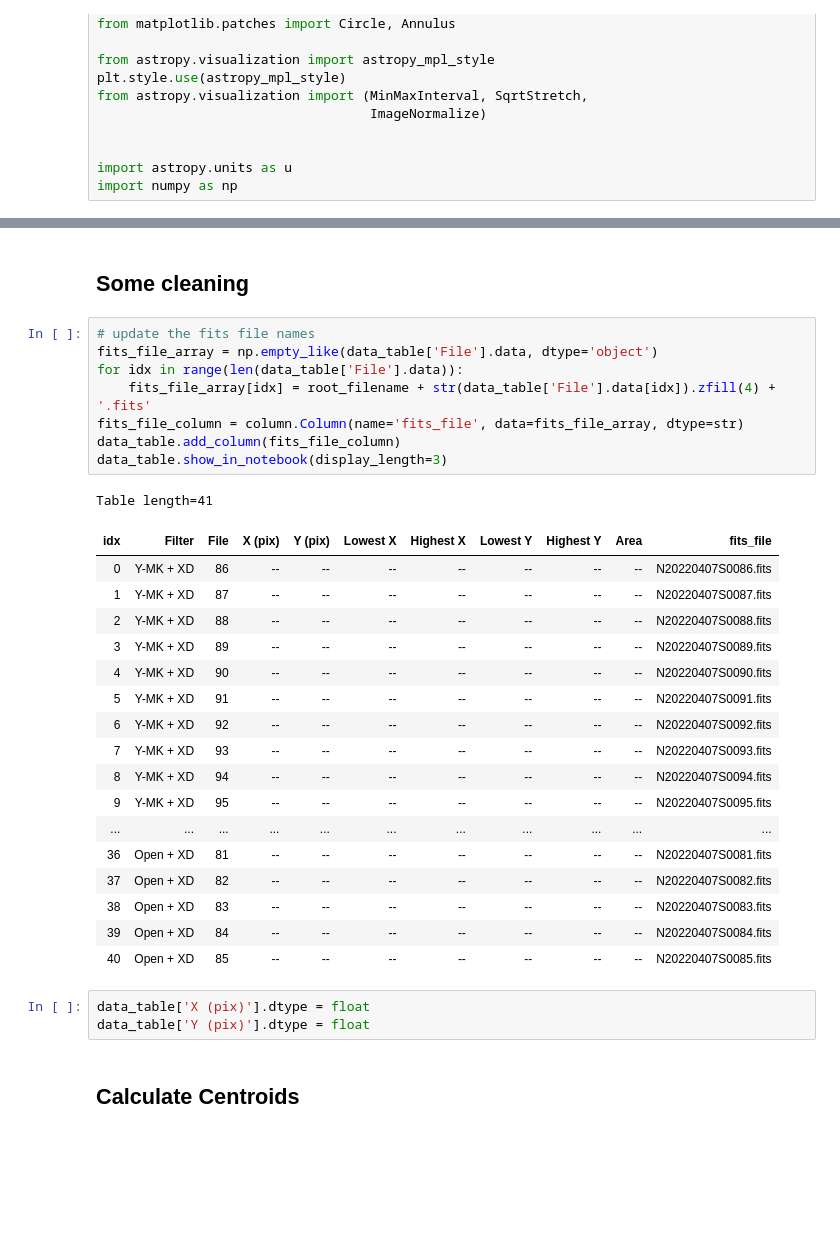
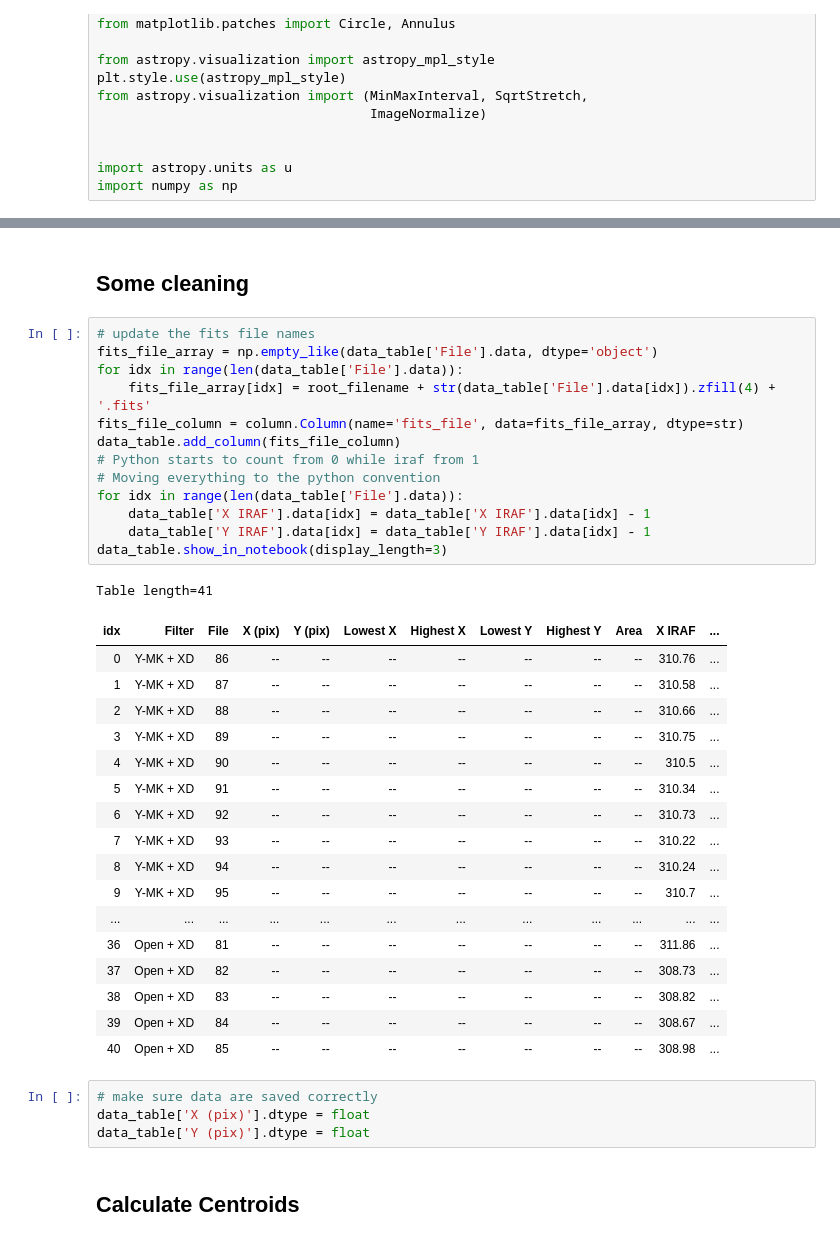
Before and after one commit to EmAstro/gnirs, a Jupyter notebook: doc/notebooks/GNIRS_filter_shift.ipynb, the cells around one changed output, grey strips where cells are left out. Drawn from its saved outputs; the diff is of its cells as text; blank space fills up the shorter version.

```diff
--- a/doc/notebooks/GNIRS_filter_shift.ipynb
+++ b/doc/notebooks/GNIRS_filter_shift.ipynb
@@ -79,37 +81,43 @@ Table length=41
-# %% [markdown]
-## Some cleaning
+# %% [markdown]
+## Some cleaning
 # %%
 # update the fits file names
 fits_file_array = np.empty_like(data_table['File'].data, dtype='object')
 for idx in range(len(data_table['File'].data)):
     fits_file_array[idx] = root_filename + str(data_table['File'].data[idx]).zfill(4) + '.fits'
 fits_file_column = column.Column(name='fits_file', data=fits_file_array, dtype=str)
 data_table.add_column(fits_file_column)
+# Python starts to count from 0 while iraf from 1
+# Moving everything to the python convention
+for idx in range(len(data_table['File'].data)):
+    data_table['X IRAF'].data[idx] = data_table['X IRAF'].data[idx] - 1
+    data_table['Y IRAF'].data[idx] = data_table['Y IRAF'].data[idx] - 1
 data_table.show_in_notebook(display_length=3)
 # %% [output]
 Table length=41
-| idx | Filter | File | X (pix) | Y (pix) | Lowest X | Highest X | Lowest Y | Highest Y | Area | fits_file |
-| 0 | Y-MK + XD | 86 | -- | -- | -- | -- | -- | -- | -- | N20220407S0086.fits |
-| 1 | Y-MK + XD | 87 | -- | -- | -- | -- | -- | -- | -- | N20220407S0087.fits |
-| 2 | Y-MK + XD | 88 | -- | -- | -- | -- | -- | -- | -- | N20220407S0088.fits |
-| 3 | Y-MK + XD | 89 | -- | -- | -- | -- | -- | -- | -- | N20220407S0089.fits |
-| 4 | Y-MK + XD | 90 | -- | -- | -- | -- | -- | -- | -- | N20220407S0090.fits |
-| 5 | Y-MK + XD | 91 | -- | -- | -- | -- | -- | -- | -- | N20220407S0091.fits |
-| 6 | Y-MK + XD | 92 | -- | -- | -- | -- | -- | -- | -- | N20220407S0092.fits |
-| 7 | Y-MK + XD | 93 | -- | -- | -- | -- | -- | -- | -- | N20220407S0093.fits |
-| 8 | Y-MK + XD | 94 | -- | -- | -- | -- | -- | -- | -- | N20220407S0094.fits |
-| 9 | Y-MK + XD | 95 | -- | -- | -- | -- | -- | -- | -- | N20220407S0095.fits |
-| ... | ... | ... | ... | ... | ... | ... | ... | ... | ... | ... |
-| 36 | Open + XD | 81 | -- | -- | -- | -- | -- | -- | -- | N20220407S0081.fits |
-| 37 | Open + XD | 82 | -- | -- | -- | -- | -- | -- | -- | N20220407S0082.fits |
-| 38 | Open + XD | 83 | -- | -- | -- | -- | -- | -- | -- | N20220407S0083.fits |
-| 39 | Open + XD | 84 | -- | -- | -- | -- | -- | -- | -- | N20220407S0084.fits |
-| 40 | Open + XD | 85 | -- | -- | -- | -- | -- | -- | -- | N20220407S0085.fits |
+| idx | Filter | File | X (pix) | Y (pix) | Lowest X | Highest X | Lowest Y | Highest Y | Area | X IRAF | ... |
+| 0 | Y-MK + XD | 86 | -- | -- | -- | -- | -- | -- | -- | 310.76 | ... |
+| 1 | Y-MK + XD | 87 | -- | -- | -- | -- | -- | -- | -- | 310.58 | ... |
+| 2 | Y-MK + XD | 88 | -- | -- | -- | -- | -- | -- | -- | 310.66 | ... |
+| 3 | Y-MK + XD | 89 | -- | -- | -- | -- | -- | -- | -- | 310.75 | ... |
+| 4 | Y-MK + XD | 90 | -- | -- | -- | -- | -- | -- | -- | 310.5 | ... |
+| 5 | Y-MK + XD | 91 | -- | -- | -- | -- | -- | -- | -- | 310.34 | ... |
+| 6 | Y-MK + XD | 92 | -- | -- | -- | -- | -- | -- | -- | 310.73 | ... |
+| 7 | Y-MK + XD | 93 | -- | -- | -- | -- | -- | -- | -- | 310.22 | ... |
+| 8 | Y-MK + XD | 94 | -- | -- | -- | -- | -- | -- | -- | 310.24 | ... |
+| 9 | Y-MK + XD | 95 | -- | -- | -- | -- | -- | -- | -- | 310.7 | ... |
+| ... | ... | ... | ... | ... | ... | ... | ... | ... | ... | ... | ... |
+| 36 | Open + XD | 81 | -- | -- | -- | -- | -- | -- | -- | 311.86 | ... |
+| 37 | Open + XD | 82 | -- | -- | -- | -- | -- | -- | -- | 308.73 | ... |
+| 38 | Open + XD | 83 | -- | -- | -- | -- | -- | -- | -- | 308.82 | ... |
+| 39 | Open + XD | 84 | -- | -- | -- | -- | -- | -- | -- | 308.67 | ... |
+| 40 | Open + XD | 85 | -- | -- | -- | -- | -- | -- | -- | 308.98 | ... |
-# %%
-data_table['X (pix)'].dtype = float
-data_table['Y (pix)'].dtype = float
-# %% [markdown]
-## Calculate Centroids
+# %%
+# make sure data are saved correctly
+data_table['X (pix)'].dtype = float
+data_table['Y (pix)'].dtype = float
+# %% [markdown]
+## Calculate Centroids
 # %%
 for idx in range(len(data_table['File'].data)):
     try:
```
Also changed, not shown: parts of 20 cells of this notebook.
